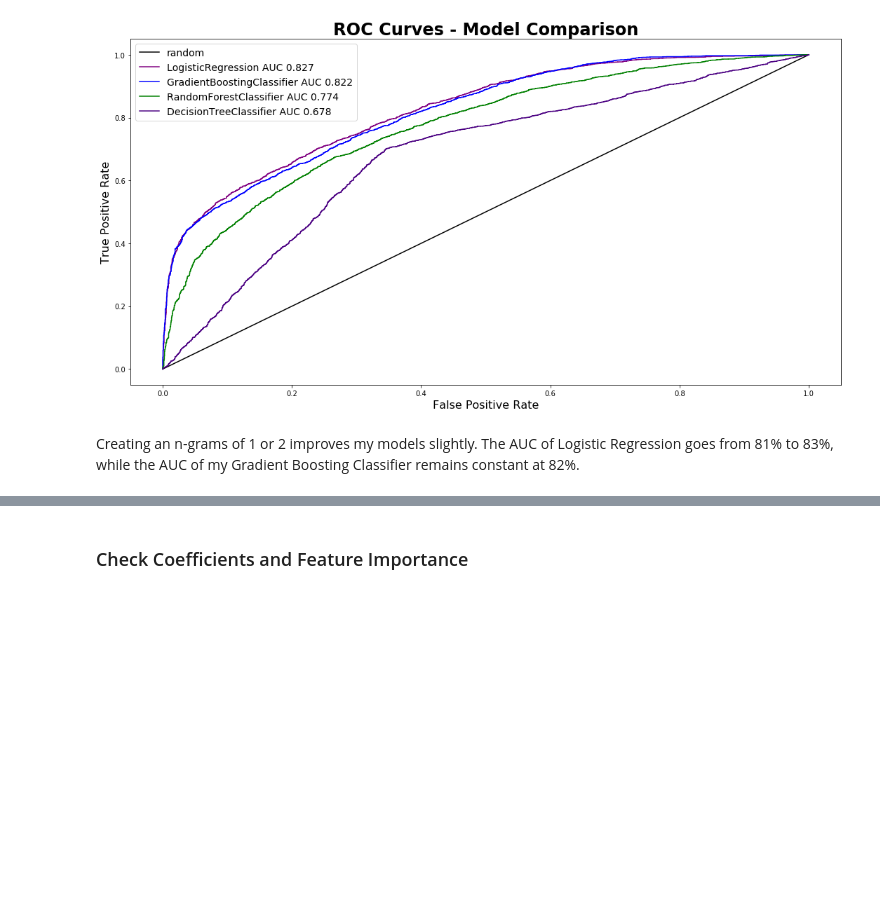
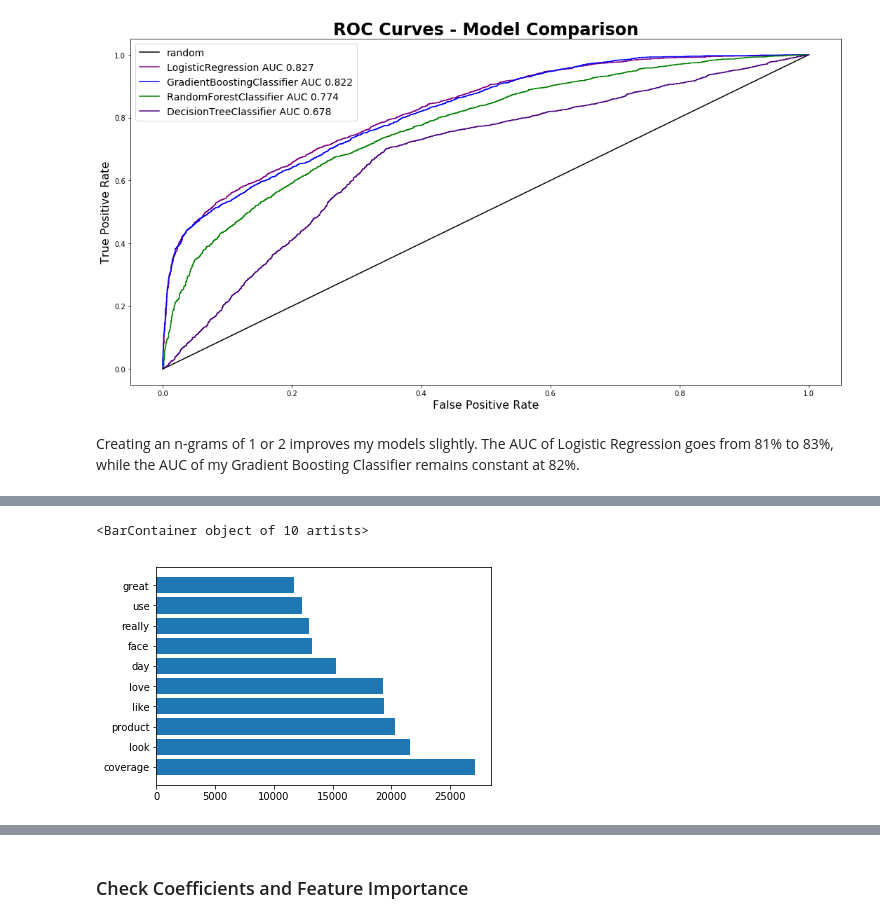
Before and after one commit to nicleong27/Beauty_Reviews, a Jupyter notebook: Reviews-Modelling.ipynb, the cells around one changed output, grey strips where cells are left out. Drawn from its saved outputs; the diff is of its cells as text; code cells hidden in the pictures; blank space fills up the shorter version.

```diff
--- a/Reviews-Modelling.ipynb
+++ b/Reviews-Modelling.ipynb
@@ -156,9 +57,3 @@ def plot_multiple_prec_recall(model_list, text_series, y, vectorizer):
-# %%
-def cleaning(df):
-    df_no_na = df.dropna(subset=['skin_concerns', 'skin_tone', 'skin_type'])
-    df_no_na['recommended'] = np.where((df_no_na['recommended'] == True), 1, 0)
-
-    return df_no_na
 # %%
 df = pd.read_csv('sephora_review_db.csv.zip')
 # %% [markdown]
@@ -543,0 +502,14 @@ Creating an n-grams of 1 or 2 improves my models slightly. The AUC of Logistic R
+# %%
+word_freq = w_freq(model3['review_text'])
+
+word_lst = []
+word_count = []
+for row in word_freq:
+    word_lst.append(row[0])
+    word_count.append(row[1])
+# %%
+fig, ax = plt.subplots()
+ax.barh(word_lst[:10], word_count[:10])
+# %% [output]
+<BarContainer object of 10 artists>
+[figure, added]
```
Also changed, not shown: parts of 63 cells of this notebook.
